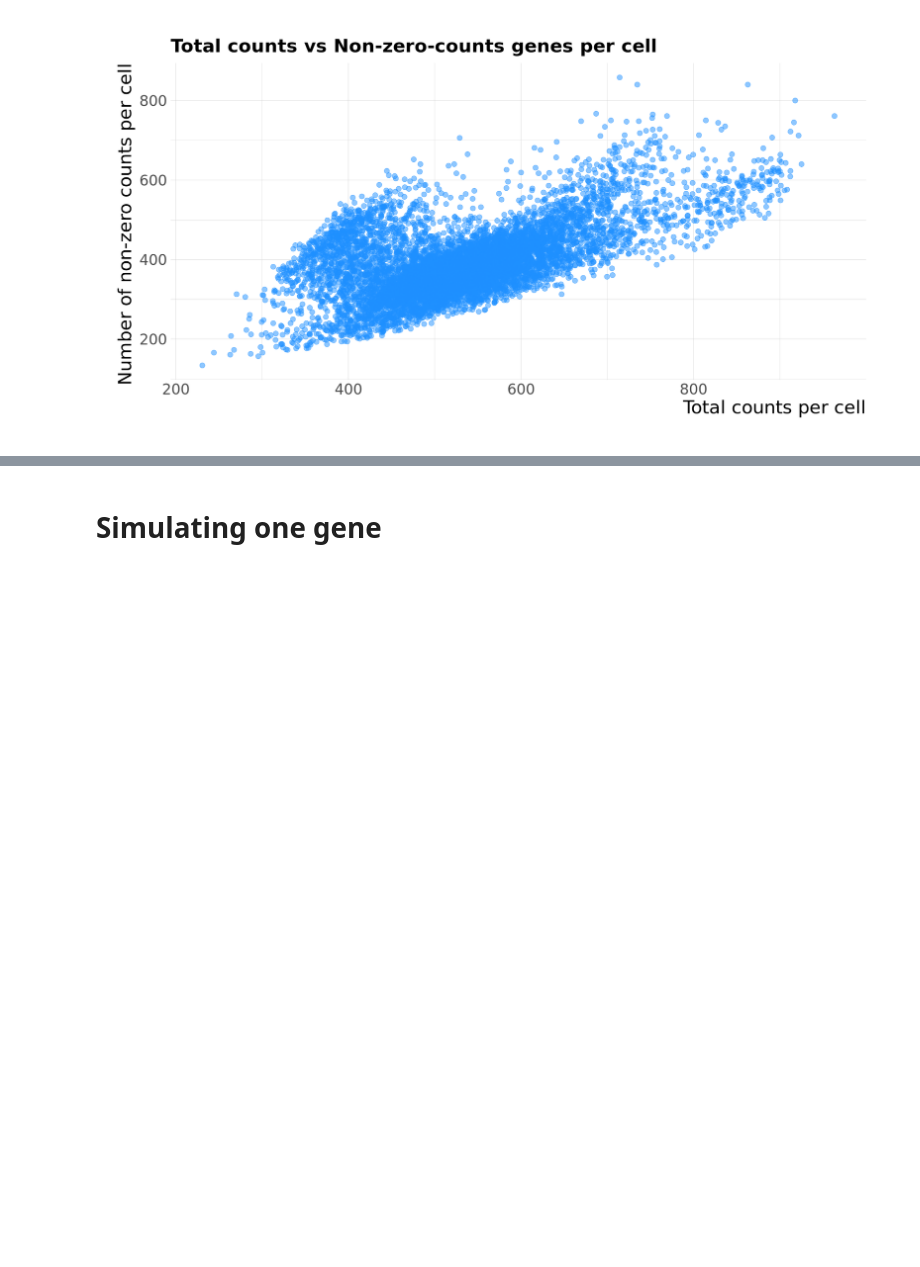
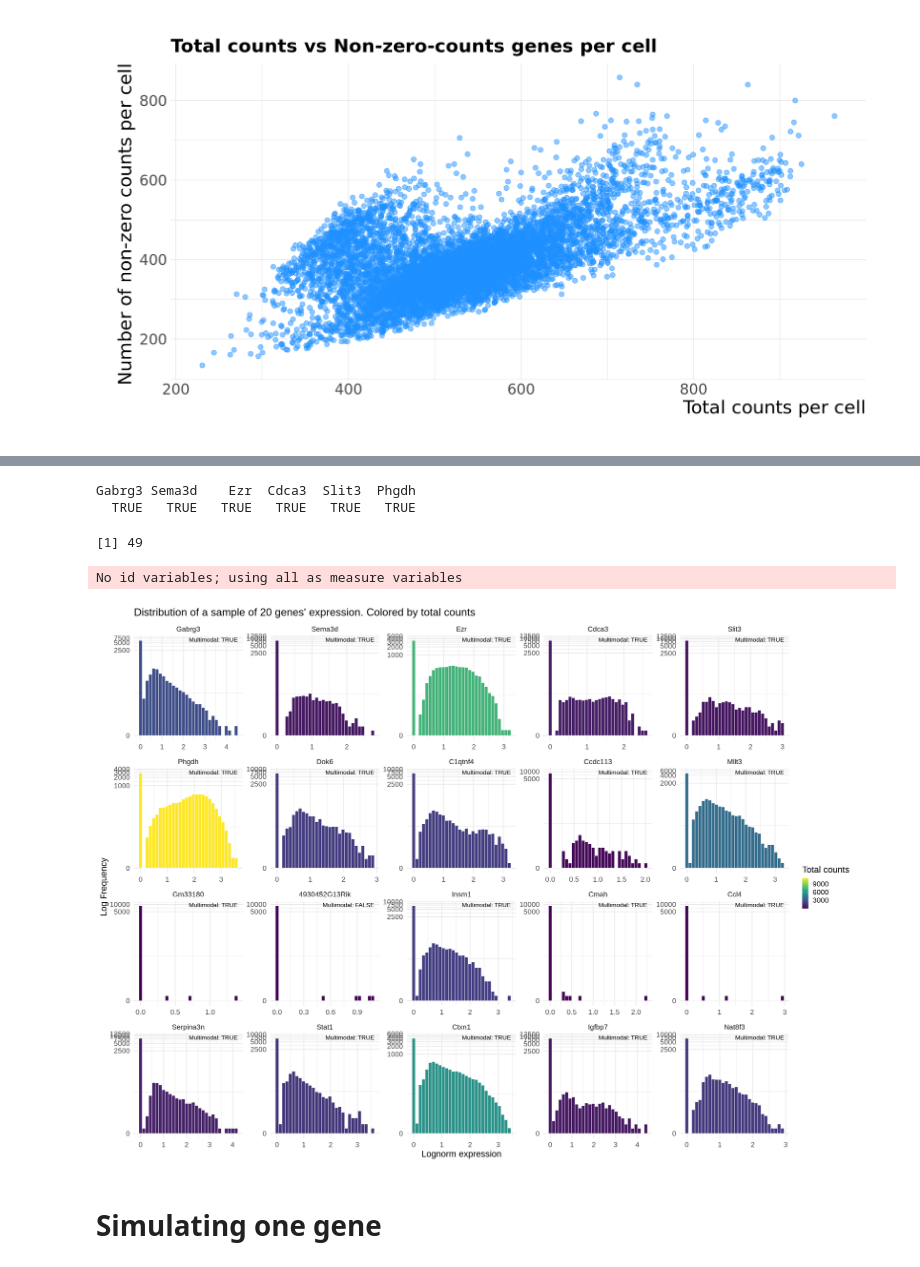
Before and after one commit to AndreMacedo88/Notebooks-Research, a Jupyter notebook: Bioinfo/Transcriptomics/generate_realistic_single-cell_count_data_r.ipynb, the cells around one changed output, grey strips where cells are left out. Cells and saved outputs as stored; diff of their text form; code cells hidden in the pictures; blank space fills up the shorter version.

```diff
--- a/Bioinfo/Transcriptomics/generate_realistic_single-cell_count_data_r.ipynb
+++ b/Bioinfo/Transcriptomics/generate_realistic_single-cell_count_data_r.ipynb
@@ -165,3 +140,61 @@ Percentage of bimodal columns in the sample: 0 %
+# %%
+is_multimodal_pracma <- function(vec, bins = 50) {
+    h <- hist(vec, breaks = bins, plot = FALSE)
+    peaks <- findpeaks(h$counts)
+    return(!is.null(peaks) && nrow(peaks) > 1)
+}
+
+multimodal_columns <- apply(df_sample, 2, is_multimodal_pracma)
+
+head(multimodal_columns)
+sum(multimodal_columns)
+# %% [output]
+Gabrg3 Sema3d    Ezr  Cdca3  Slit3  Phgdh
+  TRUE   TRUE   TRUE   TRUE   TRUE   TRUE
+[1] 49
+# %%
+n_samples_plot <- 20
+options(repr.plot.width = 30, repr.plot.height = n_samples_plot + 2)
+
+# Convert df_sample to a data frame for ggplot2
+df_sample_df <- as.data.frame(df_sample)
+
+# Calculate the sum of counts for each column
+column_sums <- colSums(df_sample_df)
+
+# Melt the first n_samples_plot columns of df_sample_df for ggplot2
+df_sample_melted <- melt(df_sample_df[, 1:n_samples_plot], variable.name = "gene", value.name = "expression")
+
+# Add a column for the sum of counts corresponding to each column
+df_sample_melted$total_counts <- rep(column_sums[1:n_samples_plot], each = nrow(df_sample_df))
+
+# Add multimodal information for each gene
+df_sample_melted$multimodal <- rep(multimodal_columns[1:n_samples_plot], each = nrow(df_sample_df))
+
+# Create the faceted histogram plot with multimodal information as a text box
+ggplot(df_sample_melted, aes(x = expression, fill = total_counts)) +
+    geom_histogram(bins = 30, color = "white") +
+    scale_fill_viridis_c() +
+    scale_y_continuous(trans = scales::pseudo_log_trans()) +
+    facet_wrap(~gene, ncol = 5, scales = "free") +
+    geom_text(
+        data = df_sample_melted %>% group_by(gene) %>% summarize(multimodal = unique(multimodal)[1]),
+        aes(label = paste("Multimodal:", multimodal), x = Inf, y = Inf),
+        hjust = 1.1, vjust = 1.5, size = 6, inherit.aes = FALSE
+    ) +
+    labs(
+        title = paste("Distribution of a sample of", n_samples_plot, "genes' expression. Colored by total counts"),
+        x = "Lognorm expression",
+        y = "Log Frequency",
+        fill = "Total counts"
+    ) +
+    theme_minimal(base_size = 25)
+
+# re-set the plot dimensions for the next plots
+options(repr.plot.width = 15, repr.plot.height = 8)
+# %% [output]
+No id variables; using all as measure variables
+[figure, added]
 # %% [markdown]
 # Simulating one gene
 # %% [markdown]
```
Also changed, not shown: parts of 11 cells of this notebook.
